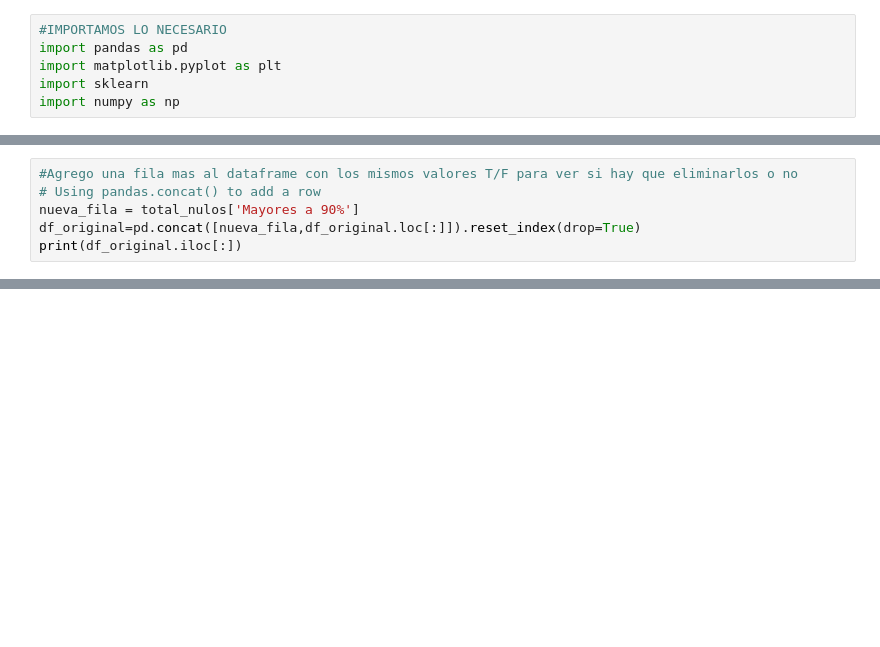
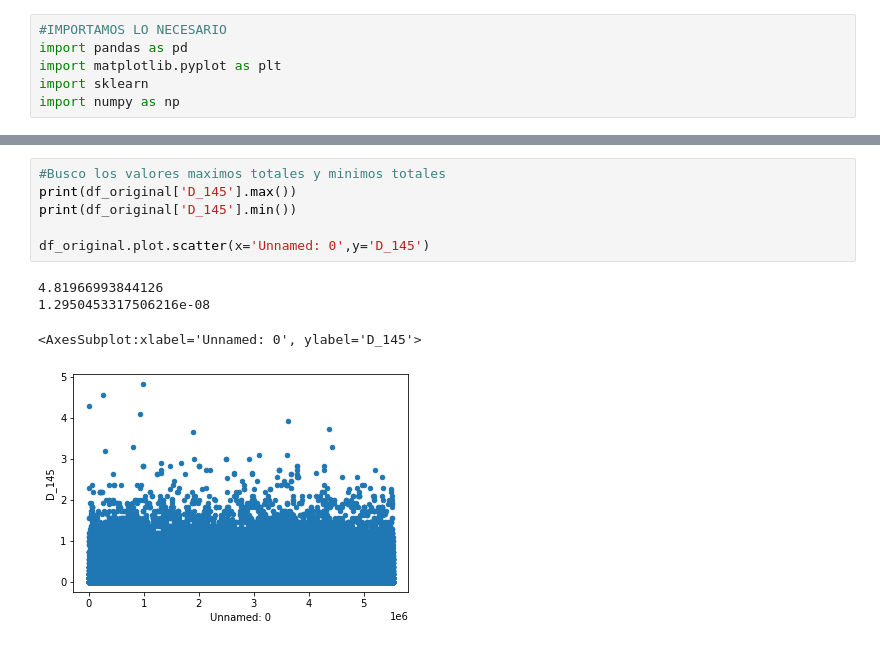
Before and after one commit to BraianV/Org-Datos-Grupo-19, a Jupyter notebook: notebooks/Levantar la data .ipynb, the cells around one changed output, grey strips where cells are left out. Drawn from its saved outputs; the diff is of its cells as text; blank space fills up the shorter version.

```diff
--- a/notebooks/Levantar la data .ipynb
+++ b/notebooks/Levantar la data .ipynb
@@ -79,6 +76,0 @@ total_nulos['Mayores a 90%'].value_counts().plot.barh(color=['lightblue','orange
-# %%
-#Agrego una fila mas al dataframe con los mismos valores T/F para ver si hay que eliminarlos o no
-# Using pandas.concat() to add a row
-nueva_fila = total_nulos['Mayores a 90%']
-df_original=pd.concat([nueva_fila,df_original.loc[:]]).reset_index(drop=True)
-print(df_original.iloc[:])
@@ -99,0 +141,11 @@ print(df_original.iloc[:])
+# %%
+#Busco los valores maximos totales y minimos totales
+print(df_original['D_145'].max())
+print(df_original['D_145'].min())
+
+df_original.plot.scatter(x='Unnamed: 0',y='D_145')
+# %% [output]
+4.81966993844126
+1.2950453317506216e-08
+<AxesSubplot:xlabel='Unnamed: 0', ylabel='D_145'>
+[figure, added]
```
Also changed, not shown: parts of 13 cells of this notebook.
